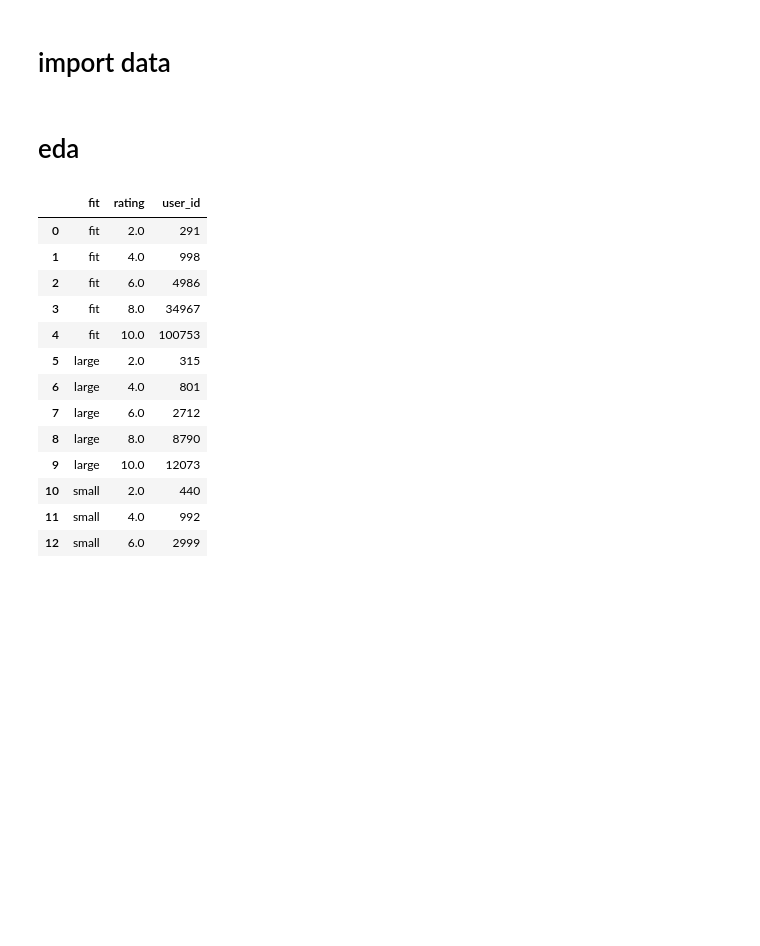
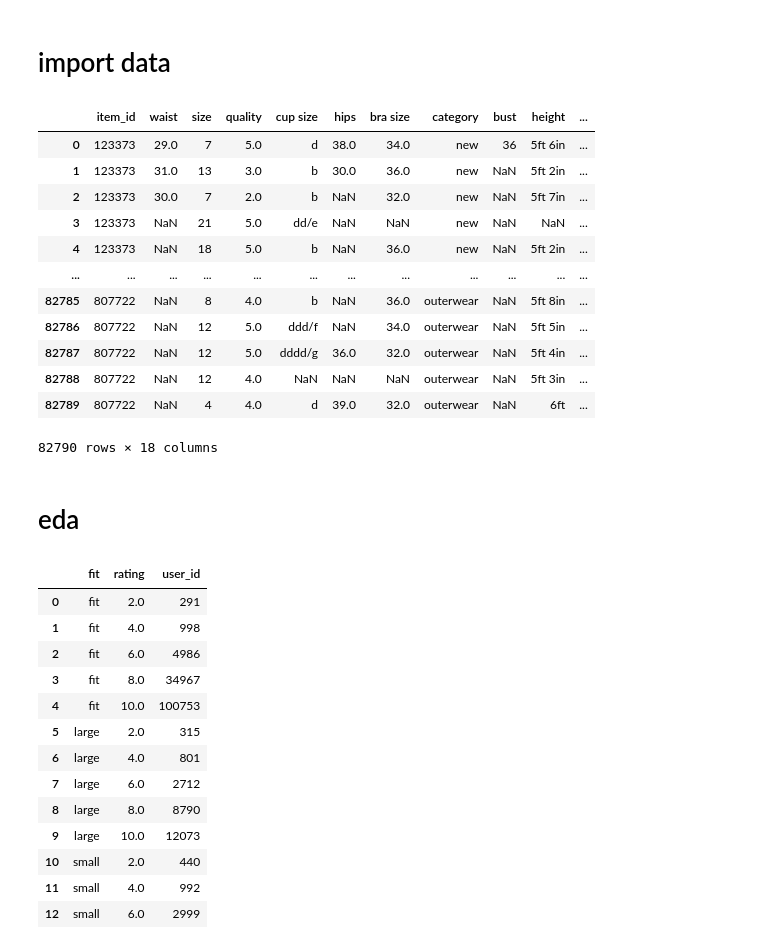
Before and after one commit to gabylorenzi/rtr_analysis, a Jupyter notebook: rtr-analysis.ipynb, the cells around one changed output. Drawn from its saved outputs; the diff is of its cells as text; code cells hidden in the pictures; blank space fills up the shorter version.

```diff
--- a/rtr-analysis.ipynb
+++ b/rtr-analysis.ipynb
@@ -7,5 +7,21 @@ rtr = pd.read_json('modcloth_final_data.json', lines=True)
 # %%
-mod = pd.read_json('')
+mod = pd.read_json('modcloth_final_data.json', lines=True)
+# %%
+mod
+# %% [output]
+|  | item_id | waist | size | quality | cup size | hips | bra size | category | bust | height | ... |
+| 0 | 123373 | 29.0 | 7 | 5.0 | d | 38.0 | 34.0 | new | 36 | 5ft 6in | ... |
+| 1 | 123373 | 31.0 | 13 | 3.0 | b | 30.0 | 36.0 | new | NaN | 5ft 2in | ... |
+| 2 | 123373 | 30.0 | 7 | 2.0 | b | NaN | 32.0 | new | NaN | 5ft 7in | ... |
+| 3 | 123373 | NaN | 21 | 5.0 | dd/e | NaN | NaN | new | NaN | NaN | ... |
+| 4 | 123373 | NaN | 18 | 5.0 | b | NaN | 36.0 | new | NaN | 5ft 2in | ... |
+| ... | ... | ... | ... | ... | ... | ... | ... | ... | ... | ... | ... |
+| 82785 | 807722 | NaN | 8 | 4.0 | b | NaN | 36.0 | outerwear | NaN | 5ft 8in | ... |
+| 82786 | 807722 | NaN | 12 | 5.0 | ddd/f | NaN | 34.0 | outerwear | NaN | 5ft 5in | ... |
+| 82787 | 807722 | NaN | 12 | 5.0 | dddd/g | 36.0 | 32.0 | outerwear | NaN | 5ft 4in | ... |
+| 82788 | 807722 | NaN | 12 | 4.0 | NaN | NaN | NaN | outerwear | NaN | 5ft 3in | ... |
+| 82789 | 807722 | NaN | 4 | 4.0 | d | 39.0 | 32.0 | outerwear | NaN | 6ft | ... |
+82790 rows × 18 columns
 # %%
 import seaborn as sns
 import matplotlib.pyplot as plt
```
Also changed, not shown: parts of 1 cell of this notebook.
